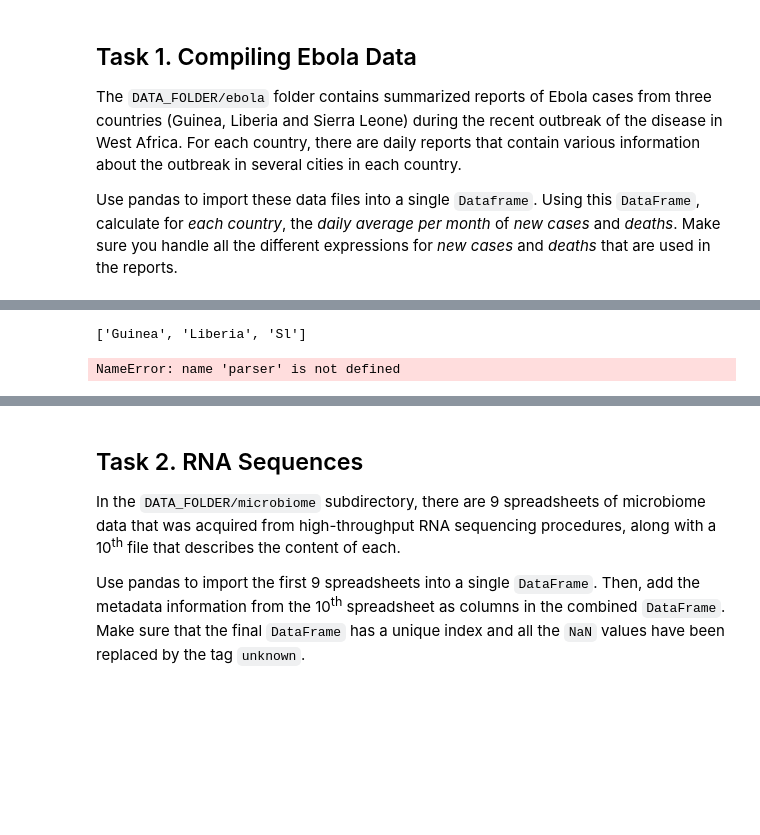
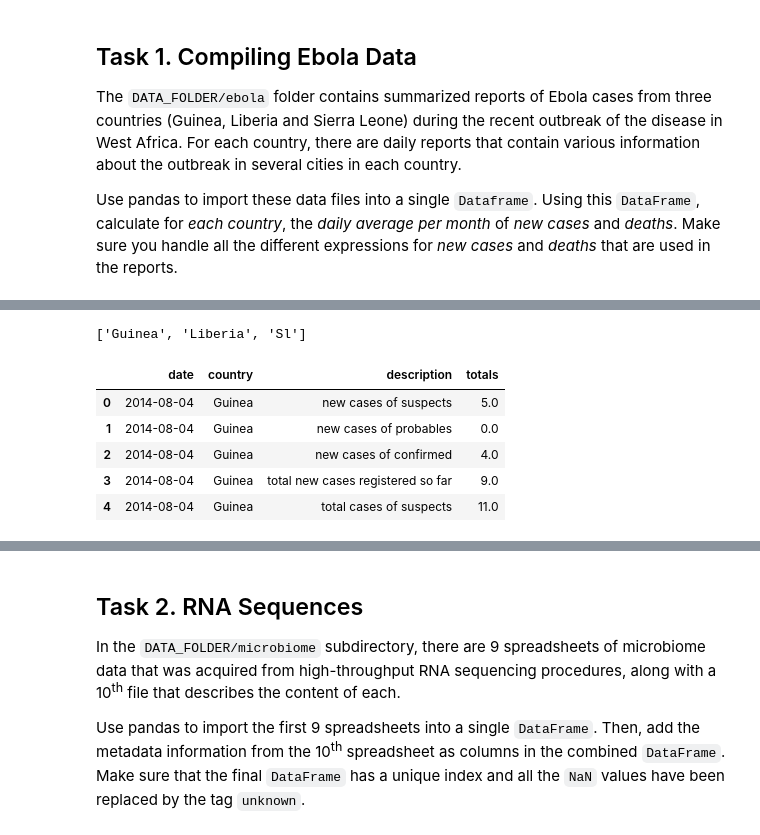
Before and after one commit to tarmeens/ada-homework, a Jupyter notebook: 01 - Pandas and Data Wrangling/Homework 1.ipynb, the cells around one changed output, grey strips where cells are left out. Saved outputs shown, nothing was run; the diff lists cells and outputs as text; code cells hidden in the pictures; blank space fills up the shorter version.

```diff
--- a/01 - Pandas and Data Wrangling/Homework 1.ipynb
+++ b/01 - Pandas and Data Wrangling/Homework 1.ipynb
@@ -43,4 +54,0 @@ countries_names = [os.path.basename(os.path.normpath(x)).replace('_data', '').ca
-# %%
-print(countries_names)
-# %% [output]
-['Guinea', 'Liberia', 'Sl']
@@ -51,0 +55,5 @@ aliases = {
+# %%
+# Country names are derived from the directory name (N.B.: Sl = Sierra Leone)
+print(country_names)
+# %% [output]
+['Guinea', 'Liberia', 'Sl']
@@ -52,21 +66,25 @@ aliases = {
 # %%
 dfs = []
-for i, path in enumerate(countries_paths):
+for i, path in enumerate(country_paths):
     filenames = glob.glob(path + "/*.csv")
-
     for f in filenames:
         df = pd.read_csv(f)
         df.columns = [c.lower() for c in df.columns] # Set all columns to lower-case
         df.rename(columns=aliases, inplace=True)
-        df['country'] = countries_names[i]
-        df['date'] = [parser.parse(x, tzinfos={'dayfirst': True}) for x in df['date']]
+        df['country'] = country_names[i]
+        df['date'] = [parser.parse(x, tzinfos={'dayfirst': True}) for x in df['date']] # Parse date
         df['totals'] = pd.to_numeric(df['totals'], errors='coerce')
-        df = df.fillna(0)
-        dfs.append(df[['date', 'country', 'description', 'totals']])
+        df = df.fillna(0) # Fill empty values with zeros
+        dfs.append(df[['date', 'country', 'description', 'totals']]) # Extract only relevant columns
 
 df = pd.concat(dfs)
 df['description'] = [x.lower() for x in df['description']]
-#print(df['description'].unique())
+df.head()
 # %% [output]
-NameError: name 'parser' is not defined
+|  | date | country | description | totals |
+| 0 | 2014-08-04 | Guinea | new cases of suspects | 5.0 |
+| 1 | 2014-08-04 | Guinea | new cases of probables | 0.0 |
+| 2 | 2014-08-04 | Guinea | new cases of confirmed | 4.0 |
+| 3 | 2014-08-04 | Guinea | total new cases registered so far | 9.0 |
+| 4 | 2014-08-04 | Guinea | total cases of suspects | 11.0 |
 # %%
```
Also changed, not shown: parts of 19 cells of this notebook.
